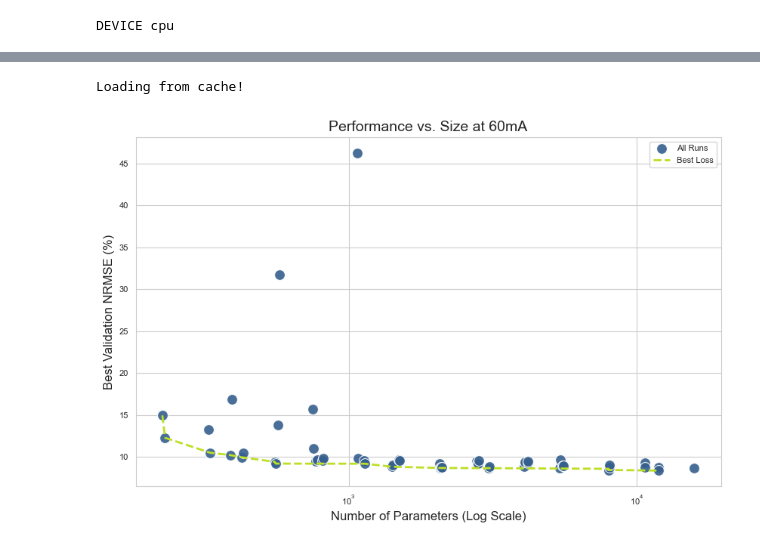
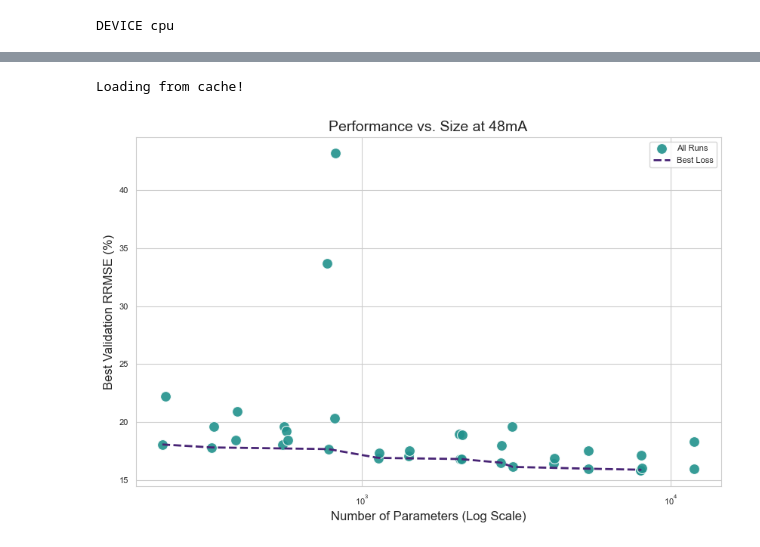
Before and after one commit to UW-Photonics-Lab/prob_tcn_for_LED, a Jupyter notebook: notebooks/make_figures.ipynb, the cells around one changed output, grey strips where cells are left out. Saved outputs shown, nothing was run; the diff lists cells and outputs as text; code cells hidden in the pictures.

```diff
--- a/notebooks/make_figures.ipynb
+++ b/notebooks/make_figures.ipynb
@@ -121,9 +162,9 @@ for current_level, model_info in models.items():
             filtered_x = X[mask]
             filtered_y = Y[mask]
             noisy_y_pred, y_pred_tcn, std_y_pred, nu_y_pred = tcn_model(filtered_x)
-            tcn_rmse_loss = calculate_rmse_pct_loss(filtered_y, y_pred_tcn)
+            tcn_rmse_loss = calculate_rrmse_pct_loss(filtered_y, y_pred_tcn)
             mp_y_pred = mp_model(filtered_x)
-            mp_rmse_loss = calculate_rmse_pct_loss(filtered_y, mp_y_pred)
+            mp_rmse_loss = calculate_rrmse_pct_loss(filtered_y, mp_y_pred)
             binned_losses[i, 0] = tcn_rmse_loss
             binned_losses[i, 1] = mp_rmse_loss
         else:
@@ -135,7 +176,7 @@ for current_level, model_info in models.items():
     plt.plot(bin_centers.cpu(), binned_losses[:, 0].cpu(), color=color_palette[current_levels.index(current_level)], marker='o', markersize=3, linestyle='-', label=f'TCN Channel at {current_level}')
     plt.plot(bin_centers.cpu(), binned_losses[:, 1].cpu(), color=color_palette[current_levels.index(current_level)], marker='^', markersize=3, linestyle='--', label=f'Memory Polynomial at {current_level}')
 
-plt.title("Binned NRMSE vs Sent Power for Different DC Levels")
+plt.title("Binned RRMSE vs Sent Power for Different DC Levels")
 plt.xlabel("Sent Power (Mean Squared Amplitude)")
 plt.legend(
     fontsize=4,
@@ -161,8 +281,8 @@ plt.rcParams.update({
 
 
 cmap = plt.get_cmap("viridis")
-c_runs  = cmap(0.3)
-c_best = cmap(0.9)
+c_runs  = cmap(0.5)
+c_best = cmap(0.1)
 
 def plot_sweep_pareto(sweep_id, entity, project):
     """
@@ -235,37 +355,37 @@ def plot_sweep_pareto(sweep_id, entity, project):
         y='nrmse_pct',
         s=100,
         alpha=0.9,
         color=c_runs,
         label='All Runs'
     )
 
     # Draw Pareto Line
     plt.plot(
         pareto_df['params'],
         pareto_df['nrmse_pct'],
         linestyle='--',
         linewidth=2,
         label='Best Loss',
         color=c_best
     )
 
     plt.xscale('log')
     plt.xlabel('Number of Parameters (Log Scale)', fontsize=12)
-    plt.ylabel('Best Validation NRMSE (%)', fontsize=12)
+    plt.ylabel('Best Validation RRMSE (%)', fontsize=12)
     plt.title(f'Performance vs. Size at {DC_BIAS}', fontsize=14)
     plt.legend(loc='upper right')
 
 
     plt.show()
 
-DC_BIAS = '60mA'
+DC_BIAS = '48mA'
 
-SWEEP_ID = models['60mA']['grid_search']
+SWEEP_ID = wide_channel[DC_BIAS]['grid_search']
 
 plot_sweep_pareto(SWEEP_ID, entity=ENTITY, project=PROJECT)
 # %% [output]
 Loading from cache!
-[figure, old version]
+[figure, new version]
 # %%
 # Analyze Experimental Validation Data
 
```
Also changed, not shown: parts of 6 cells of this notebook, 25 other files.
